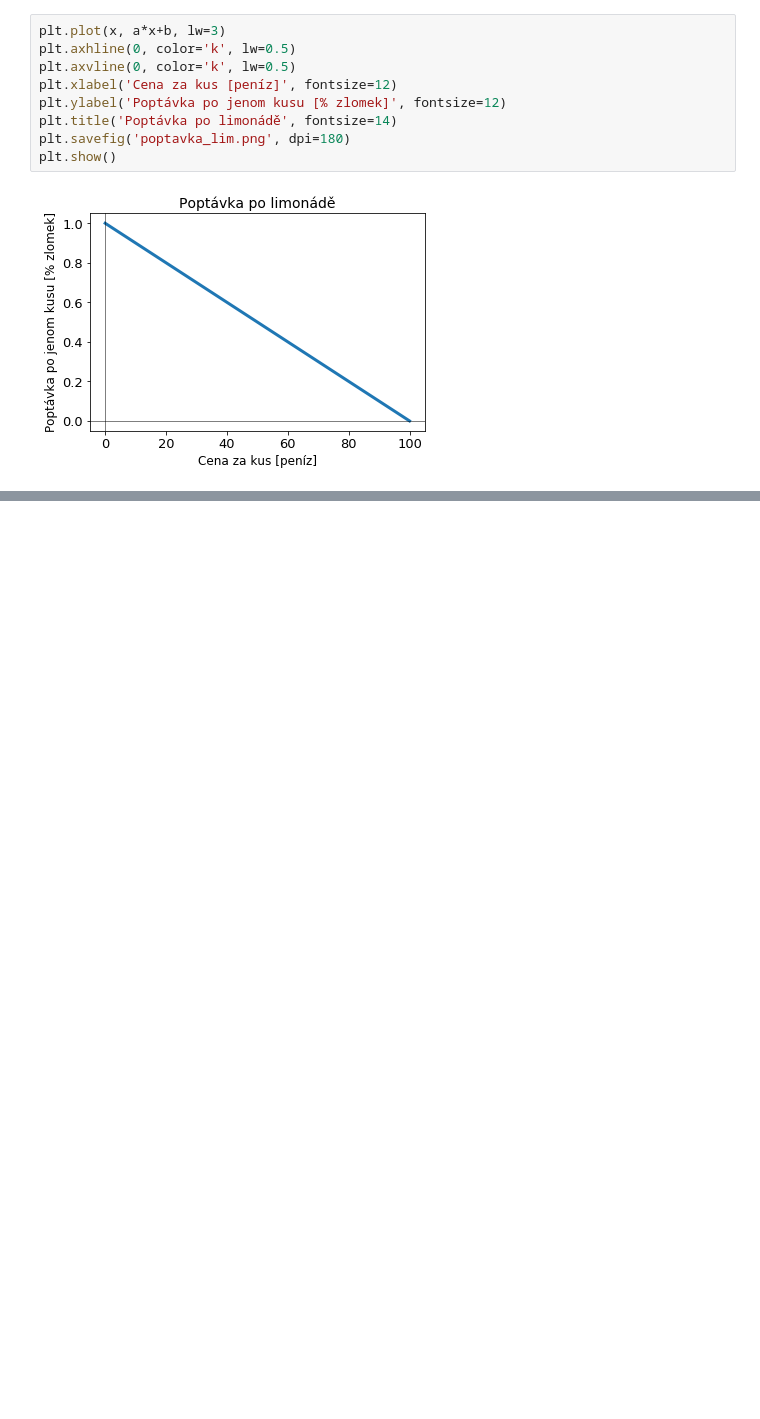
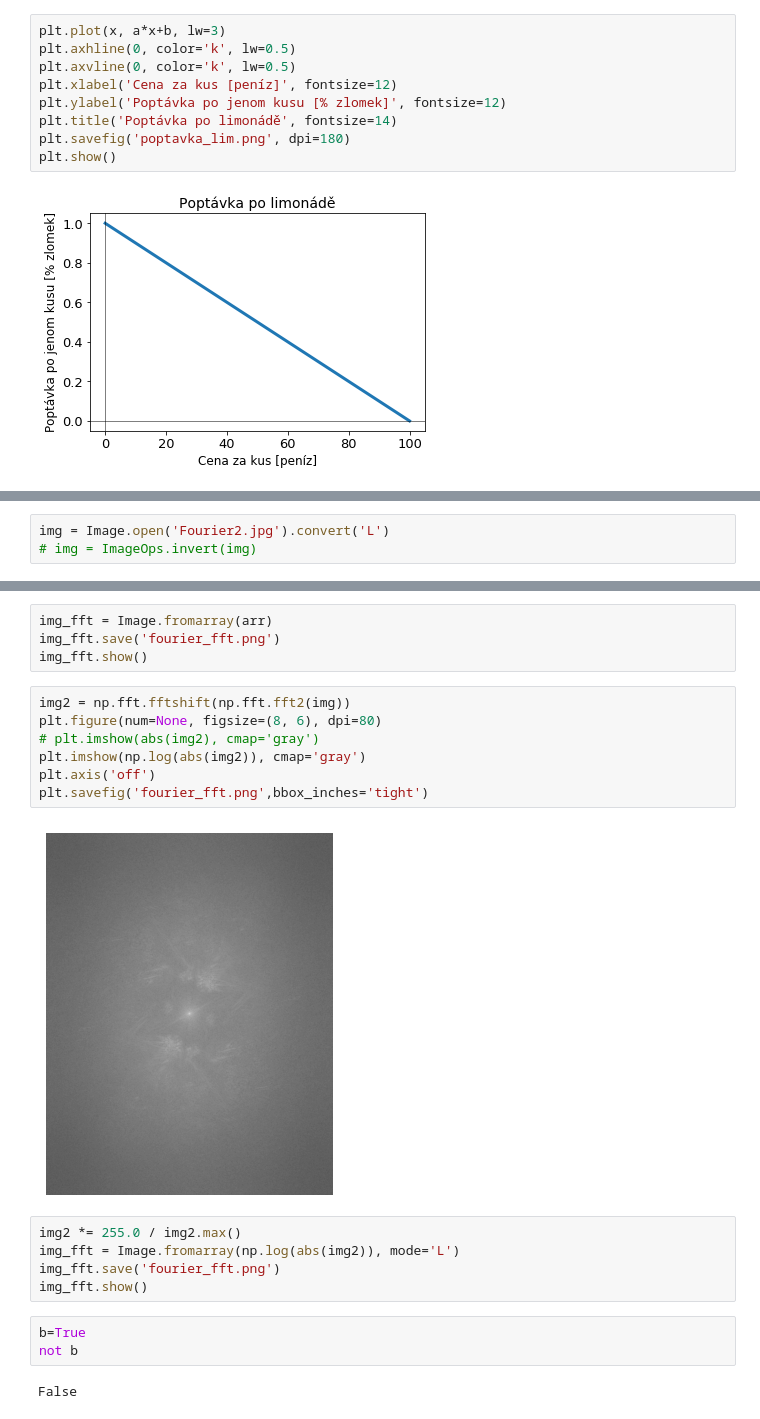
Before and after one commit to palec87/pymarad, a Jupyter notebook: resource/fig/figures.ipynb, the cells around one changed output, grey strips where cells are left out. Saved outputs shown, nothing was run; the diff lists cells and outputs as text; blank space fills up the shorter version.

Commit message:
figures + fix requirements

```diff
--- a/resource/fig/figures.ipynb
+++ b/resource/fig/figures.ipynb
@@ -39,0 +59,3 @@ plt.show()
+# %%
+img = Image.open('Fourier2.jpg').convert('L')
+# img = ImageOps.invert(img)
@@ -39,0 +79,23 @@ plt.show()
+# %%
+img_fft = Image.fromarray(arr)
+img_fft.save('fourier_fft.png')
+img_fft.show()
+# %%
+img2 = np.fft.fftshift(np.fft.fft2(img))
+plt.figure(num=None, figsize=(8, 6), dpi=80)
+# plt.imshow(abs(img2), cmap='gray')
+plt.imshow(np.log(abs(img2)), cmap='gray')
+plt.axis('off')
+plt.savefig('fourier_fft.png',bbox_inches='tight')
+# %% [output]
+[figure, added]
+# %%
+img2 *= 255.0 / img2.max()
+img_fft = Image.fromarray(np.log(abs(img2)), mode='L')
+img_fft.save('fourier_fft.png')
+img_fft.show()
+# %%
+b=True
+not b
+# %% [output]
+False
```
Also changed, not shown: parts of 6 cells of this notebook, 5 other files.
